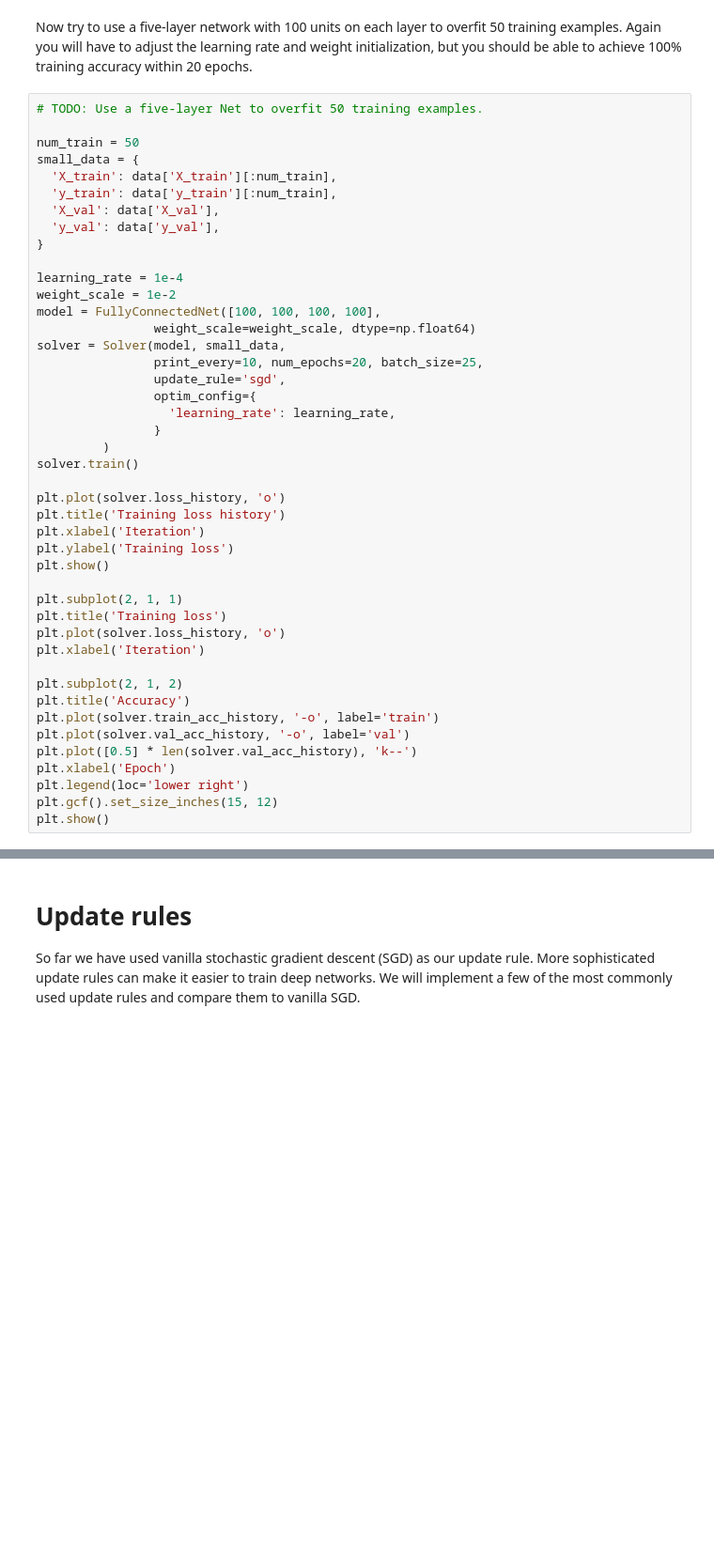
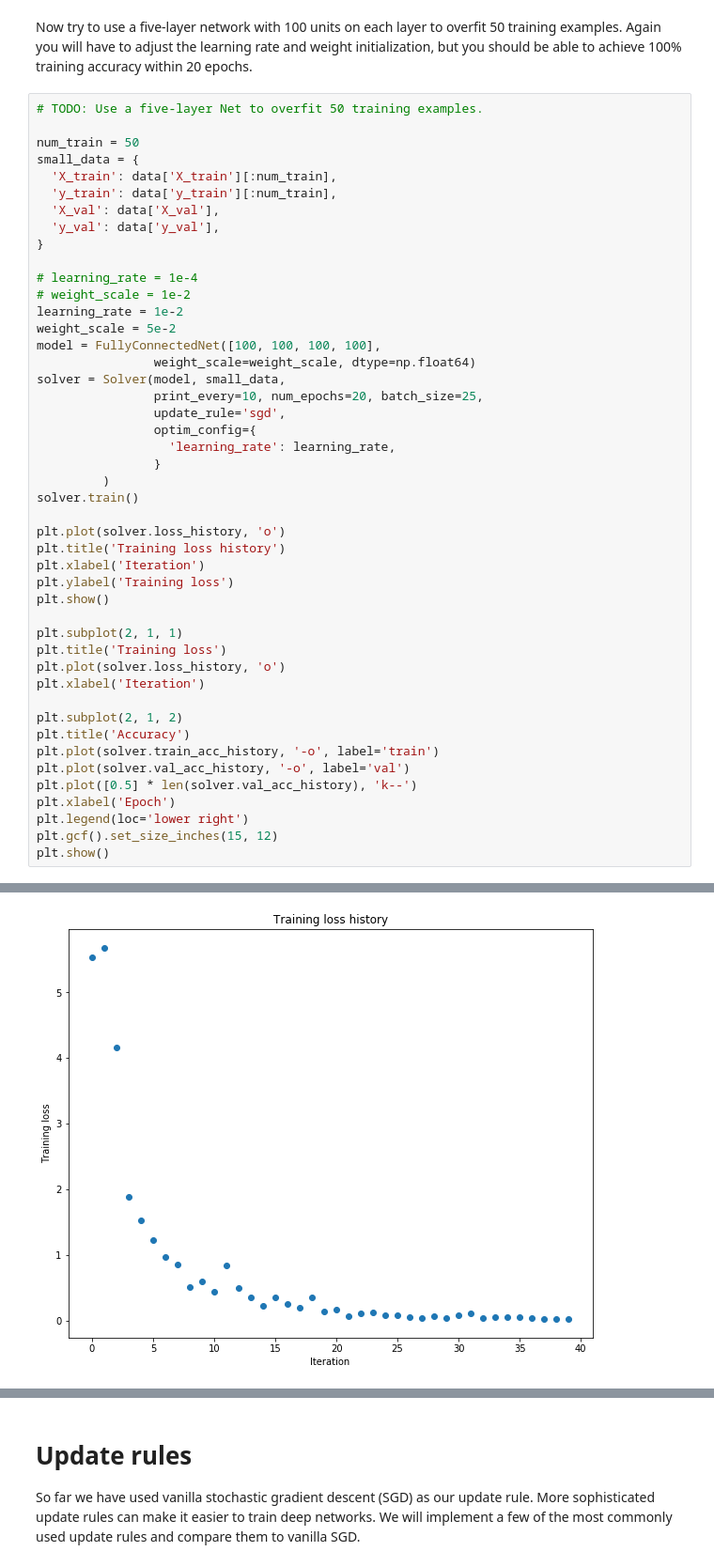
Before and after one commit to JavisDaDa/Statistical-ML, a Jupyter notebook: hw5/FullyConnectedNets.ipynb, the cells around one changed output, grey strips where cells are left out. Shown at 94% size. Saved outputs shown, nothing was run; the diff lists cells and outputs as text; blank space fills up the shorter version.

```diff
--- a/hw5/FullyConnectedNets.ipynb
+++ b/hw5/FullyConnectedNets.ipynb
@@ -397,8 +495,10 @@ small_data = {
   'y_val': data['y_val'],
 }
 
-learning_rate = 1e-4
-weight_scale = 1e-2
+# learning_rate = 1e-4
+# weight_scale = 1e-2
+learning_rate = 1e-2
+weight_scale = 5e-2
 model = FullyConnectedNet([100, 100, 100, 100],
                 weight_scale=weight_scale, dtype=np.float64)
 solver = Solver(model, small_data,
@@ -430,3 +530,4 @@ plt.xlabel('Epoch')
 plt.legend(loc='lower right')
 plt.gcf().set_size_inches(15, 12)
 plt.show()
+# %% [output]
@@ -432,0 +551 @@ plt.show()
+[figure, added]
```
Also changed, not shown: parts of 20 cells of this notebook, 4 other files.
